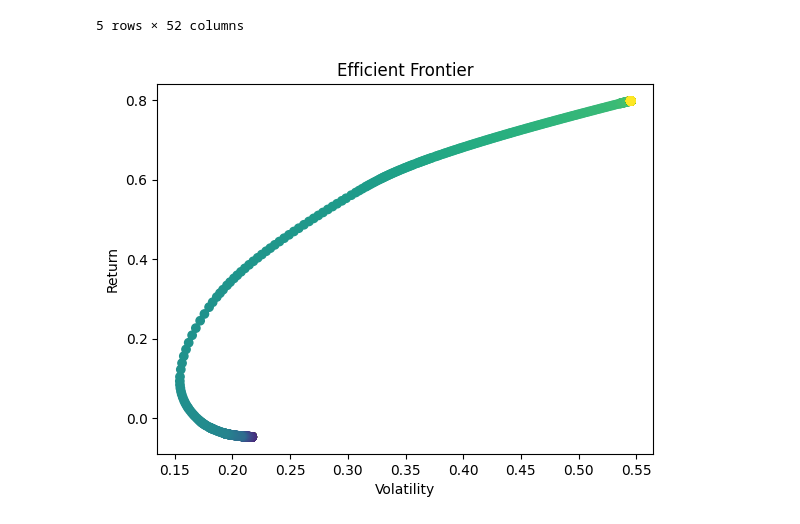
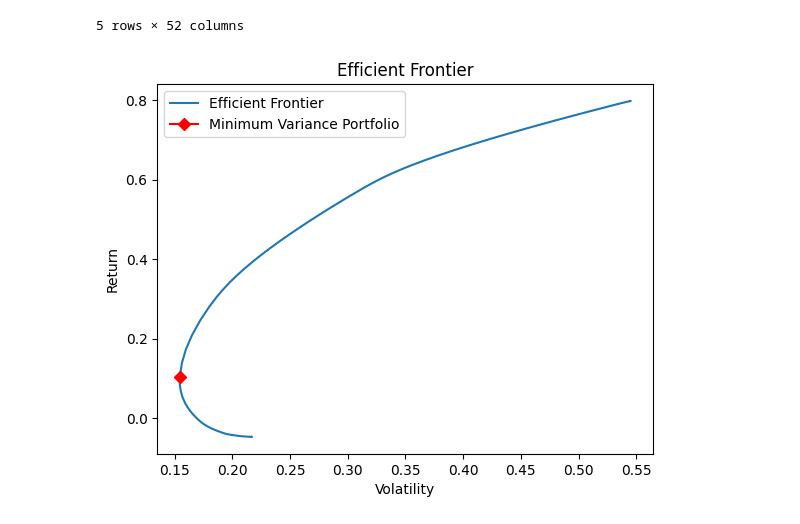
Before and after one commit to Mate0Martinez/Quantitative-asset-and-risk-management-project, a Jupyter notebook: code QARM.ipynb, the cells around one changed output. Saved outputs shown, nothing was run; the diff lists cells and outputs as text; code cells hidden in the pictures.

Commit message:
change in the plot (efficient frontier) + add of the GMV portfolio

```diff
--- a/code QARM.ipynb
+++ b/code QARM.ipynb
@@ -67,22 +66,28 @@ def efficient_frontier(gam, constraint, bounds):
 # %%
 mu_efficient_frontier = []
 vol_efficient_frontier = []
 weights_efficient_frontier = []
 
 # Define a range of gamma values
-gammas = np.linspace(-2, 2, 1001)
+gammas = np.linspace(-2, 2, 500)
 
 for gam in gammas:
     mu_optimized, vol_optimized, optimized_weights = efficient_frontier(gam, weight_sum_constraint, bounds_noshort)
     mu_efficient_frontier.append(mu_optimized)
     vol_efficient_frontier.append(vol_optimized)
     weights_efficient_frontier.append(optimized_weights)
 
+# Index of the gamma = 0 (minimum variance portfolio)
+gamma_zero_index = np.argmin(np.abs(gammas))
+
+
 # Plot efficient frontier
-plt.scatter(vol_efficient_frontier, mu_efficient_frontier, marker='o', c=gammas)
+plt.plot(vol_efficient_frontier, mu_efficient_frontier, label='Efficient Frontier')
+plt.plot(vol_efficient_frontier[gamma_zero_index], mu_efficient_frontier[gamma_zero_index], color='r', marker='D', label='Minimum Variance Portfolio')
 plt.title('Efficient Frontier')
 plt.xlabel('Volatility')
 plt.ylabel('Return')
+plt.legend()
 plt.show()
 # %% [output]
-[figure, old version]
+[figure, new version]
```
Also changed, not shown: parts of 1 cell of this notebook.
